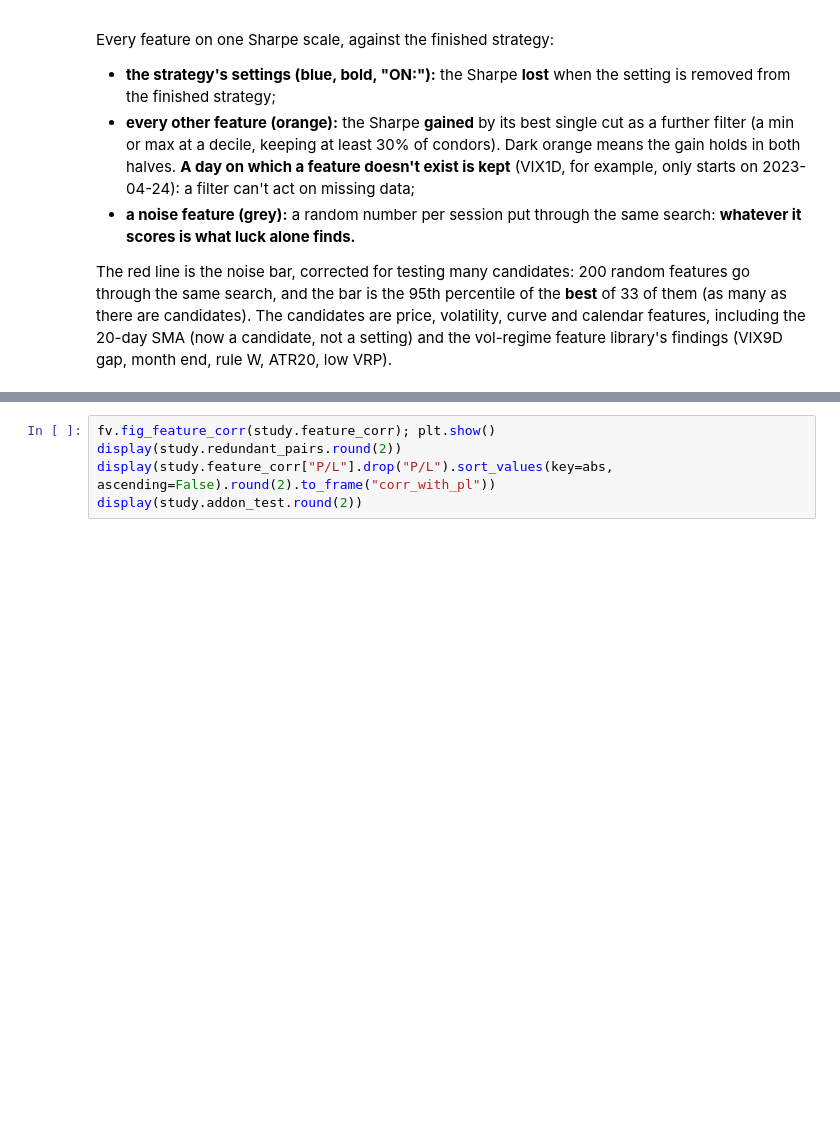
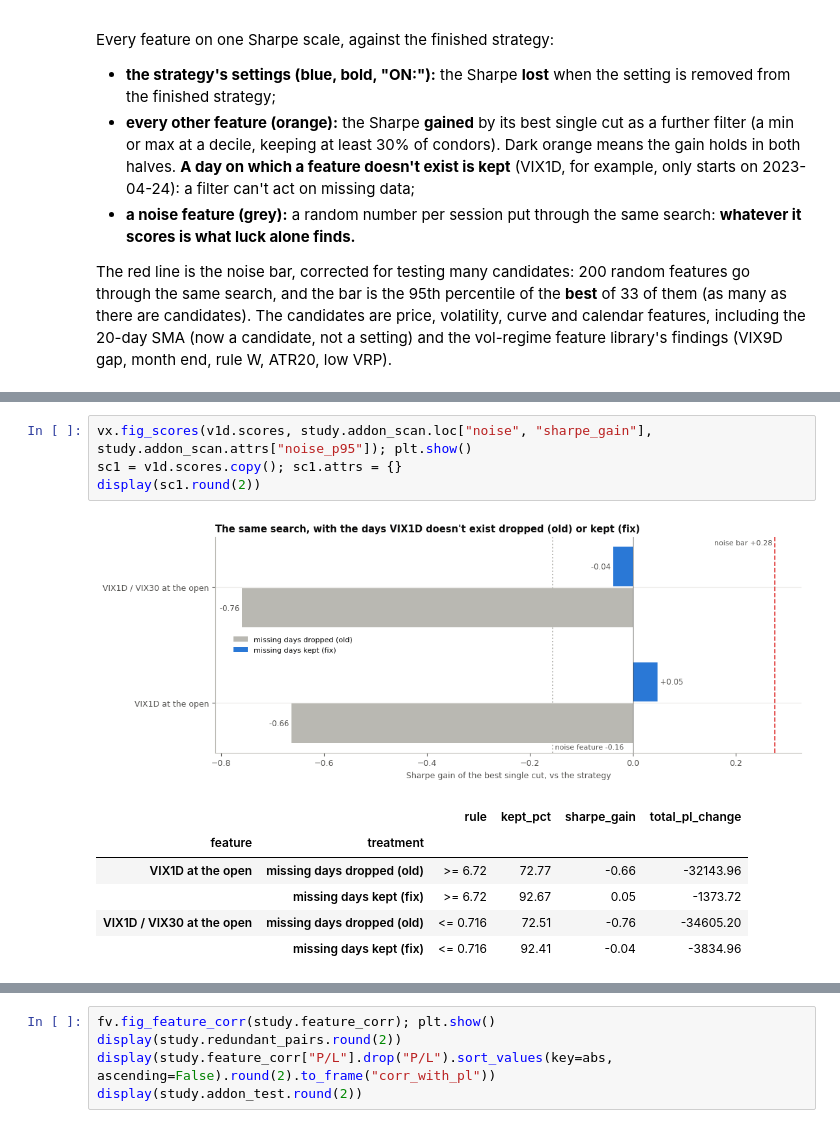
Before and after one commit to adam-masri24/ic-strat-notebooks, a Jupyter notebook: strategies/ic_strat/notebooks/ic_analysis.ipynb, the cells around one changed output, grey strips where cells are left out. Saved outputs shown, nothing was run; the diff lists cells and outputs as text; blank space fills up the shorter version.

```diff
--- a/strategies/ic_strat/notebooks/ic_analysis.ipynb
+++ b/strategies/ic_strat/notebooks/ic_analysis.ipynb
@@ -1718,0 +1743,12 @@ at the highest VIX1D): it measures today's priced risk, which the band and the m
+# %%
+vx.fig_scores(v1d.scores, study.addon_scan.loc["noise", "sharpe_gain"], study.addon_scan.attrs["noise_p95"]); plt.show()
+sc1 = v1d.scores.copy(); sc1.attrs = {}
+display(sc1.round(2))
+# %% [output]
+[figure, added]
+|  |  | rule | kept_pct | sharpe_gain | total_pl_change |
+| feature | treatment |  |  |  |  |
+| VIX1D at the open | missing days dropped (old) | >= 6.72 | 72.77 | -0.66 | -32143.96 |
+|  | missing days kept (fix) | >= 6.72 | 92.67 | 0.05 | -1373.72 |
+| VIX1D / VIX30 at the open | missing days dropped (old) | <= 0.716 | 72.51 | -0.76 | -34605.20 |
+|  | missing days kept (fix) | <= 0.716 | 92.41 | -0.04 | -3834.96 |
```
Also changed, not shown: parts of 7 cells of this notebook, 12 other files.
